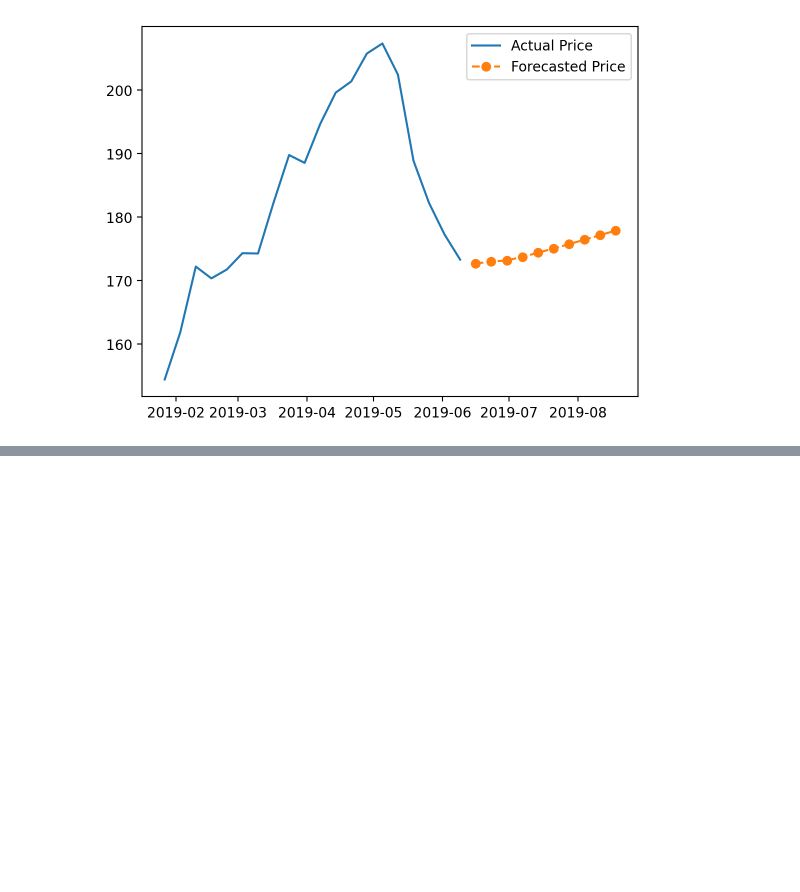
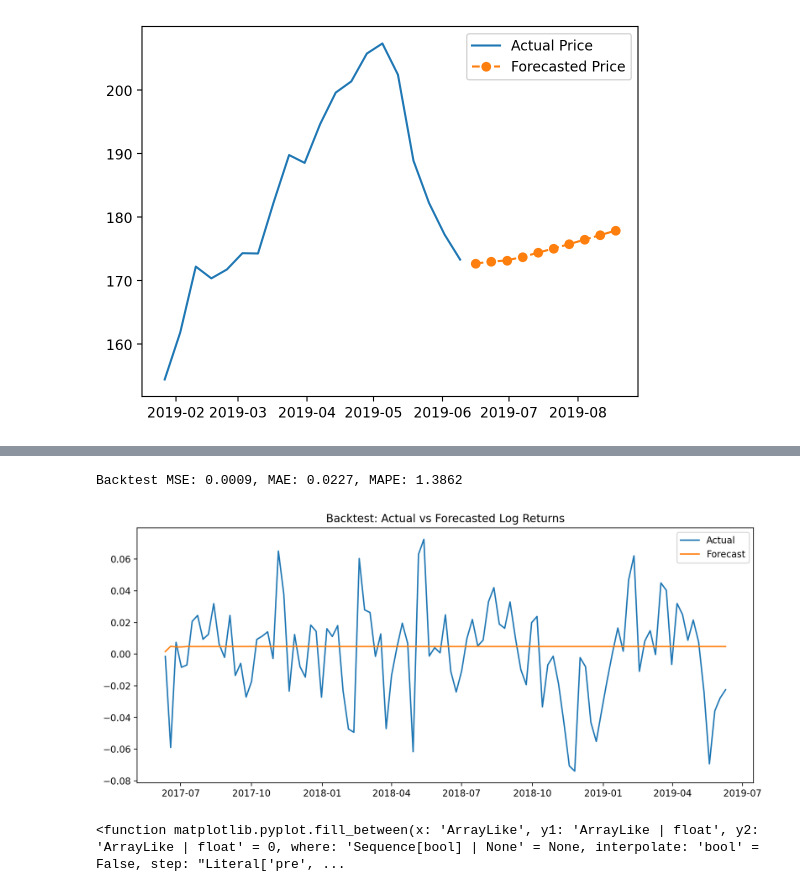
Before and after one commit to shozab-megatron/ARIMA-Financial-Time-Series, a Jupyter notebook: AAPL_ARIMA_Model.ipynb, the cells around one changed output, grey strips where cells are left out. Saved outputs shown, nothing was run; the diff lists cells and outputs as text; code cells hidden in the pictures; blank space fills up the shorter version.

```diff
--- a/AAPL_ARIMA_Model.ipynb
+++ b/AAPL_ARIMA_Model.ipynb
@@ -231,0 +279,45 @@ plt.show()
+# %%
+split = int(len(df_week)*0.8)
+train = df_week['weekly_ret'][:split]
+test = df_week['weekly_ret'][split:]
+
+model_bt = ARIMA(train, order=(3,0,1))
+result_bt = model_bt.fit()
+forecast_bt = result_bt.forecast(steps=len(test))
+
+# Error metrics
+from sklearn.metrics import mean_squared_error, mean_absolute_error, mean_absolute_percentage_error
+mse = mean_squared_error(test, forecast_bt)
+mae = mean_absolute_error(test, forecast_bt)
+mape = mean_absolute_percentage_error(test, forecast_bt)
+print(f"Backtest MSE: {mse:.4f}, MAE: {mae:.4f}, MAPE: {mape:.4f}")
+
+plt.figure(figsize=(12,5))
+plt.plot(test.index, test.values, label='Actual')
+plt.plot(test.index, forecast_bt, label='Forecast')
+plt.legend()
+plt.title("Backtest: Actual vs Forecasted Log Returns")
+plt.show()
+# %% [output]
+Backtest MSE: 0.0009, MAE: 0.0227, MAPE: 1.3862
+[figure, added]
+# %%
+conf_int = arima_result.get_forecast(steps=10).conf_int()
+forecasted_log_returns = arima_result.forecast(steps=10).values
+last_price = df_week['close'].iloc[-1]
+forecasted_prices = []
+lower_prices = []
+upper_prices = []
+current_price = last_price
+for i, log_ret in enumerate(forecasted_log_returns):
+    current_price *= np.exp(log_ret)
+    forecasted_prices.append(current_price)
+    # Compute lower/upper bounds
+    lower = np.exp(conf_int.iloc[i,0]) * last_price if i == 0 else lower_prices[-1] * np.exp(conf_int.iloc[i,0])
+    upper = np.exp(conf_int.iloc[i,1]) * last_price if i == 0 else upper_prices[-1] * np.exp(conf_int.iloc[i,1])
+    lower_prices.append(lower)
+    upper_prices.append(upper)
+
+plt.fill_between
+# %% [output]
+<function matplotlib.pyplot.fill_between(x: 'ArrayLike', y1: 'ArrayLike | float', y2: 'ArrayLike | float' = 0, where: 'Sequence[bool] | None' = None, interpolate: 'bool' = False, step: "Literal['pre', ...
```
Also changed, not shown: parts of 3 cells of this notebook.
